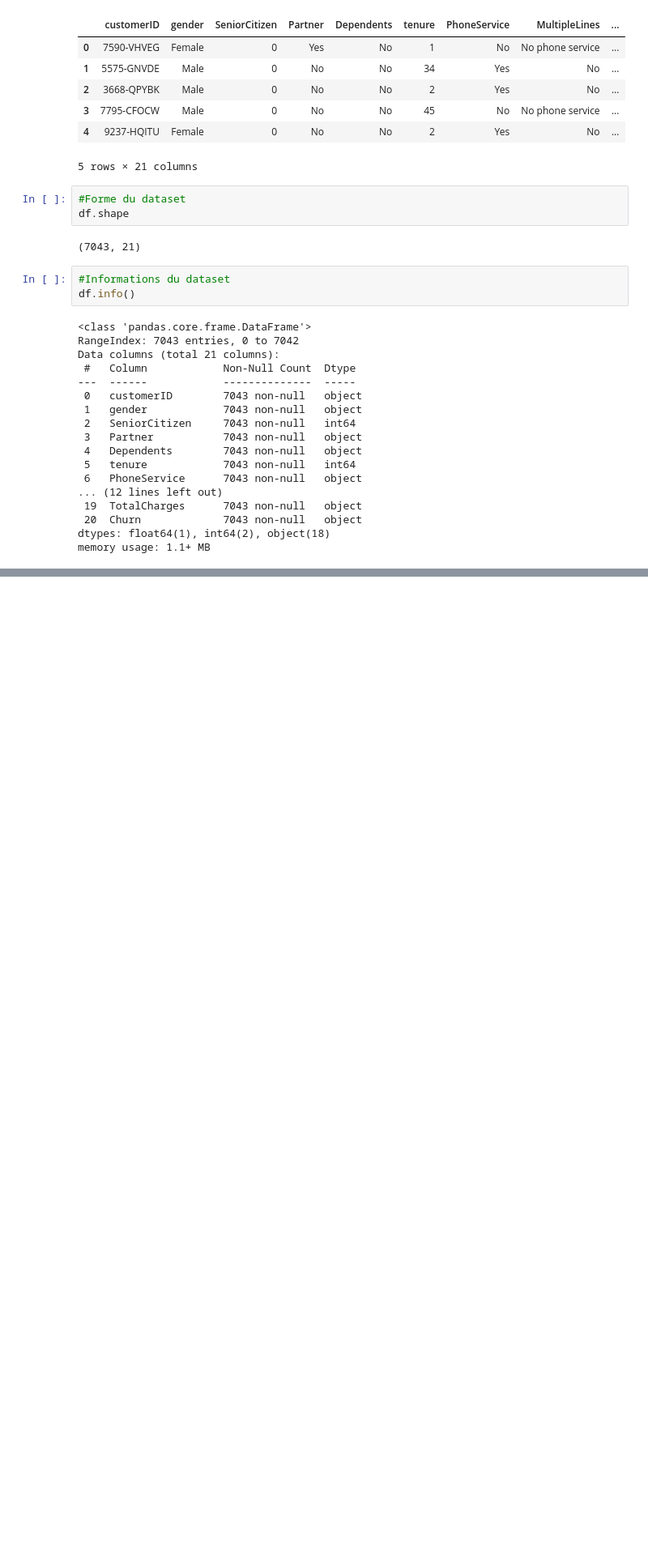
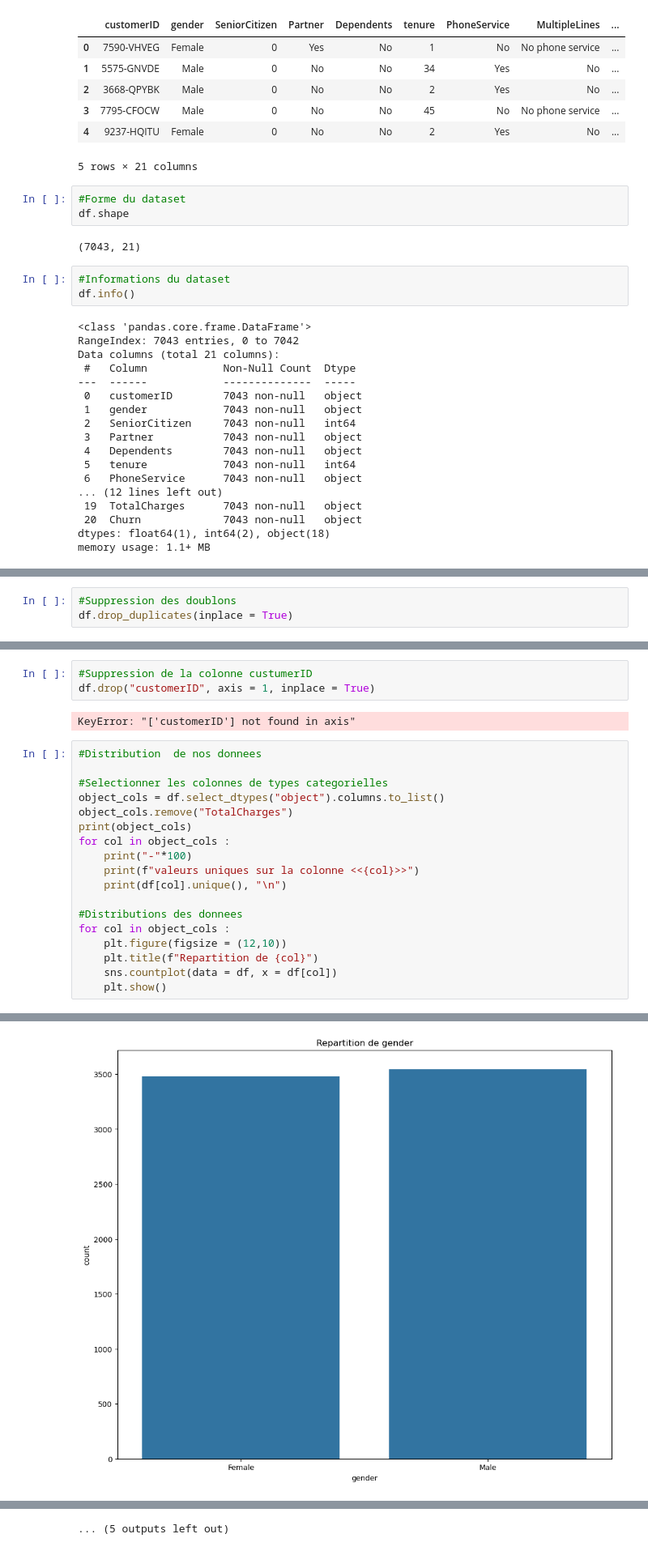
Before and after one commit to liberte1-dot/MLOPS_TP_CUSTOMERS_CHURN, a Jupyter notebook: NOTEBOOKS/Untitled.ipynb, the cells around one changed output, grey strips where cells are left out. Shown at 81% size. Drawn from its saved outputs; the diff is of its cells as text; blank space fills up the shorter version.

```diff
--- a/NOTEBOOKS/Untitled.ipynb
+++ b/NOTEBOOKS/Untitled.ipynb
@@ -88,0 +137,3 @@ memory usage: 1.1+ MB
+# %%
+#Suppression des doublons
+df.drop_duplicates(inplace = True)
@@ -88,0 +145,24 @@ memory usage: 1.1+ MB
+# %%
+#Suppression de la colonne custumerID
+df.drop("customerID", axis = 1, inplace = True)
+# %% [output]
+KeyError: "['customerID'] not found in axis"
+# %%
+#Distribution  de nos donnees
+
+#Selectionner les colonnes de types categorielles
+object_cols = df.select_dtypes("object").columns.to_list()
+object_cols.remove("TotalCharges")
+print(object_cols)
+for col in object_cols :
+    print("-"*100)
+    print(f"valeurs uniques sur la colonne <<{col}>>")
+    print(df[col].unique(), "\n")
+
+#Distributions des donnees
+for col in object_cols :
+    plt.figure(figsize = (12,10))
+    plt.title(f"Repartition de {col}")
+    sns.countplot(data = df, x = df[col])
+    plt.show()
+# %% [output]
@@ -88,0 +186 @@ memory usage: 1.1+ MB
+[figure, added]
@@ -88,0 +197 @@ memory usage: 1.1+ MB
+... (5 outputs left out)
```
Also changed, not shown: parts of 6 cells of this notebook.
